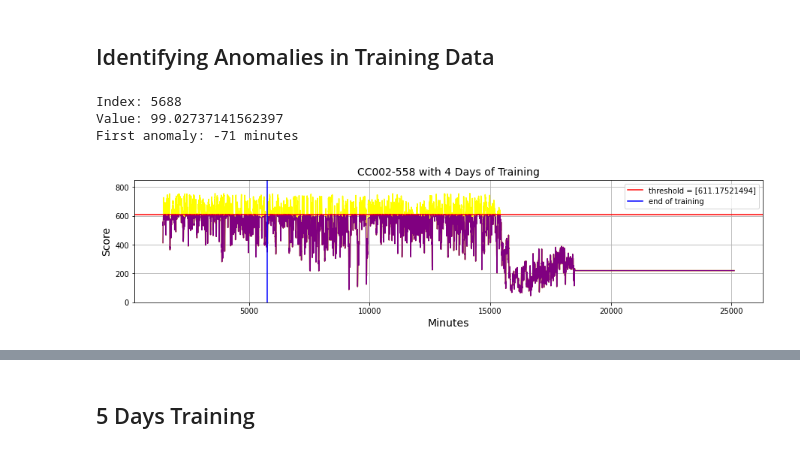
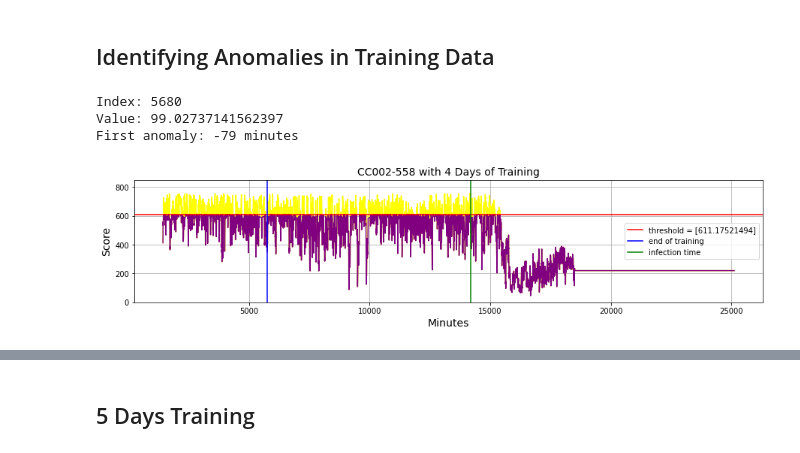
Before and after one commit to sheyaa/caterpillar_mset, a Jupyter notebook: Mice_SVM.ipynb, the cells around one changed output, grey strips where cells are left out. Drawn from its saved outputs; the diff is of its cells as text; code cells hidden in the pictures.

```diff
--- a/Mice_SVM.ipynb
+++ b/Mice_SVM.ipynb
@@ -230,11 +230,11 @@ ax[1].plot(anomaly_indices, predict_1[train_begin:train_end][anomaly_indices], '
 ## Identifying Anomalies in All Data
 # %%
 # Append df2 to df1
-combined_scores= np.concatenate((scores_1, scores_2), axis=0)
-combined_predictions = np.concatenate((predict_1, predict_2), axis=0)
+combined_scores= np.concatenate((scores_1_3, scores_2_3), axis=0)
+combined_predictions = np.concatenate((predict_1_3, predict_2_3), axis=0)
 # %%
 #SckiKit Learn's Threshold
-threshold_3 = model.offset_
+threshold_3 = model1.offset_
 fig,ax = plt.subplots(figsize=(15,3))
 
 #plt.plot(scores,'o')
@@ -261,7 +261,10 @@ ax[1].set_xlabel("Minutes", fontsize=14)
 ax[1].plot(time_2, combined_predictions[anomaly_indices_2], 'o', color='purple') #[:100]
 '''
 # Find the index at which the first score is less than min_score
+# Minimum score
+min_score = scores_1_3.min()
 index = np.argmax(combined_scores < min_score)
+#ax.axhline(y=min_score, color='red', linestyle='-', label = 'threshold')
 
 # Get the corresponding value
 value = combined_scores[index]
@@ -272,6 +275,7 @@ index = index + 1 #since index starts at 0
 
 #ax.axvline(x=index+720, color='blue', linestyle='--', label = 'first anomaly') # when the first value is less the minimum value
 ax.axvline(x=4320, color='blue', linestyle='-', label = 'end of training')
+ax.axvline(x=14200, color='green', linestyle='-', label = 'infection time')
 ax.legend()
 ## The x axis starts at 0-200, how do I fix?
 
@@ -322,14 +326,14 @@ ax[1].plot(anomaly_indices_2, predict_2[test_begin:test_end][anomaly_indices_2],
 # %%
 # ORIGINAL DATA
 #importing the model
-model = svm.OneClassSVM()
+model2 = svm.OneClassSVM()
 
 #fit the data
-model.fit(Z[:5761,:]) #first 4 days
+model2.fit(Z[:5761,:]) #first 4 days
 
 #predict the data
-predict_1_4 = model.predict(Z[:5761,:]) #5001
-predict_2_4 = model.predict(Z[5761:,:])
+predict_1_4 = model2.predict(Z[:5761,:]) #5001
+predict_2_4 = model2.predict(Z[5761:,:])
 # %%
 anomaly_2_4 = predict_1_4 == 1
 sum(anomaly_2_4)
@@ -369,8 +374,8 @@ plt.title("Predict on Testing Data")
 # %% [markdown]
 ## Scoring
 # %%
-scores_1_4 = model.score_samples(Z[:5761,:])
-scores_2_4 = model.score_samples(Z[5761:,:])
+scores_1_4 = model2.score_samples(Z[:5761,:])
+scores_2_4 = model2.score_samples(Z[5761:,:])
 time = np.arange(Z.shape[0])+(2*720) # 2 times the time delay
 # %%
 # Append df2 to df1
@@ -380,7 +385,7 @@ combined_predictions_4 = np.concatenate((predict_1_4, predict_2_4), axis=0)
 ## Identifying Anomalies in Training Data
 # %%
 #SckiKit Learn's Threshold
-threshold_4 = model.offset_
+threshold_4 = model2.offset_
 fig,ax = plt.subplots(figsize=(15,3))
 
 #plt.plot(scores,'o')
@@ -402,36 +407,37 @@ ax.axhline(y=threshold_4, color='red', linestyle='-', label = f'threshold = {thr
 ax[1].plot(time, combined_predictions, 'o', color='yellow') #[:100]
 ax[1].grid()
 ax[1].set_title("Anomalies", fontsize=14)
 ax[1].set_ylim(-1.2, 1.2)
 ax[1].set_xlabel("Minutes", fontsize=14)
 ax[1].plot(time_2, combined_predictions[anomaly_indices_2], 'o', color='purple') #[:100]
 '''
 # Find the index at which the first score is less than min_score
 index_4 = np.argmax(combined_scores_4 < min_score)
 
 # Get the corresponding value
 value_4 = combined_scores_4[index_4]
 print("Index:", index)
 print("Value:", value_4)
 
 index = index + 1 #since index starts at 0
 
 #ax.axvline(x=index+720, color='blue', linestyle='--', label = 'first anomaly') # when the first value is less the minimum value
 ax.axvline(x=5760, color='blue', linestyle='-', label = 'end of training')
+ax.axvline(x=14200, color='green', linestyle='-', label = 'infection time')
 ax.legend()
 ## The x axis starts at 0-200, how do I fix?
 
 time_after = index - 5760
 print(f"First anomaly: {time_after} minutes")
 
 # Saving the Image
 filename_4 = "CC002-558_SL_4.png"   # saving the file as the name of the mouse
 fig.savefig(filename_4, bbox_inches='tight')
 # %% [output]
-Index: 5688
+Index: 5680
 Value: 99.02737141562397
-First anomaly: -71 minutes
+First anomaly: -79 minutes
-[figure, old version]
+[figure, new version]
 # %%
 #SckiKit Learn's Threshold
 fig,ax = plt.subplots(2,1,figsize=(15,3))
```
Also changed, not shown: parts of 14 cells of this notebook, 3 other files.
